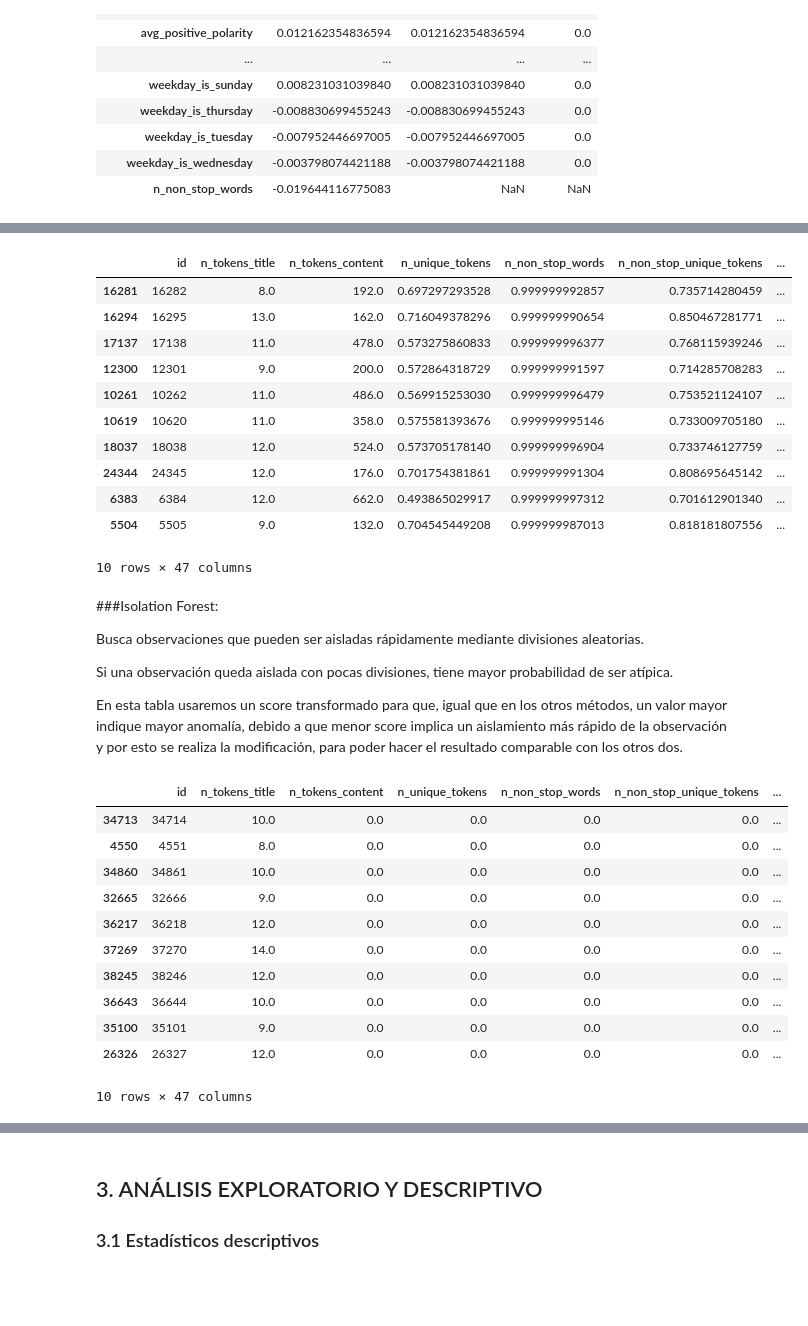
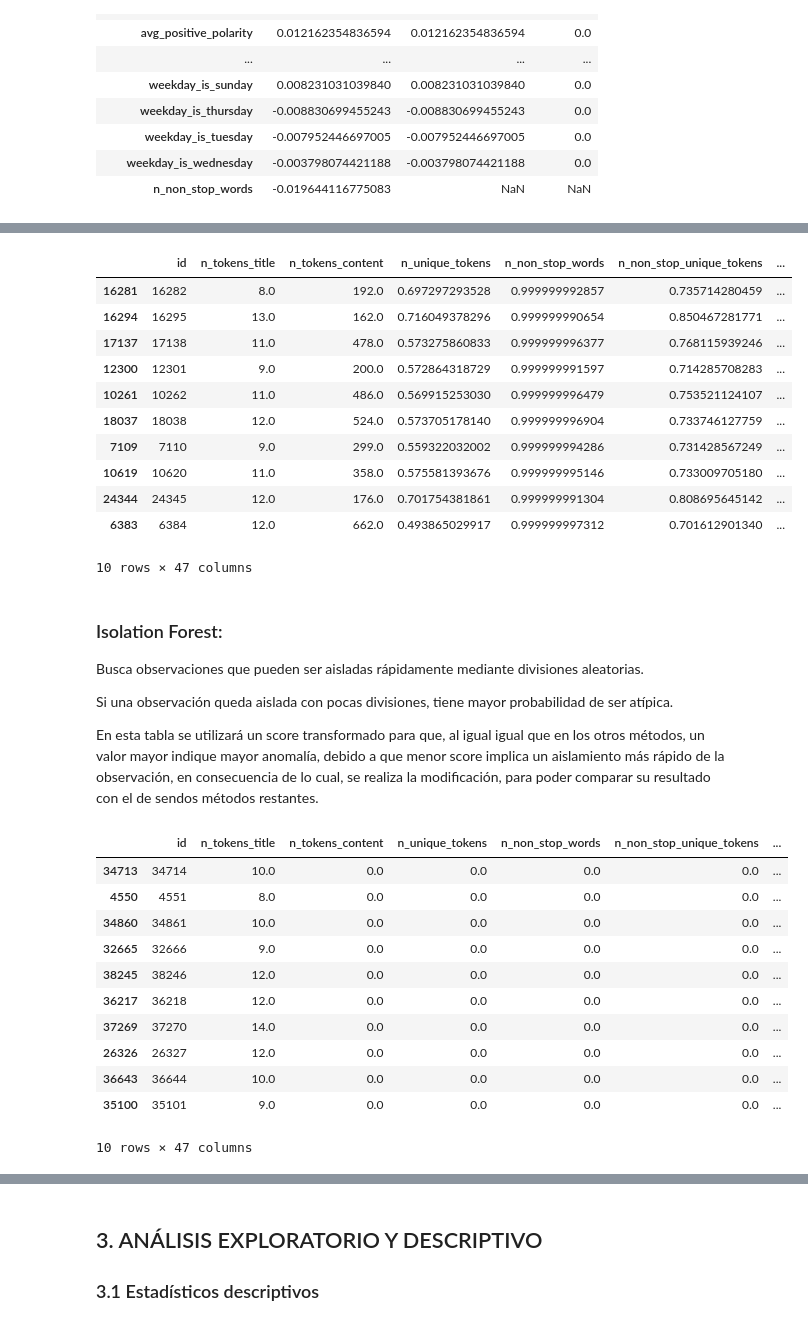
Before and after one commit to gleo1973/tp-metodos-predictivos-2c2026, a Jupyter notebook: Metodos_Predictivos_TP_2026_estructurado.ipynb, the cells around one changed output, grey strips where cells are left out. Drawn from its saved outputs; the diff is of its cells as text; code cells hidden in the pictures; blank space fills up the shorter version.

```diff
--- a/Metodos_Predictivos_TP_2026_estructurado.ipynb
+++ b/Metodos_Predictivos_TP_2026_estructurado.ipynb
@@ -938,20 +949,21 @@ Como las variables están expresadas en unidades diferentes, primero las estanda
 # %%
-#!pip install scikit-learn #instalación de librería sklearn. Ofrece múltiples herramientas de machine learning y modelado estadístico.
+#instalación de librería sklearn. Ofrece múltiples herramientas de machine learning y modelado estadístico.
+!pip install scikit-learn
 
 from sklearn.preprocessing import StandardScaler #importación para estandarización de variables.
-#Nótese que ahora sí es necesario estandarizar primero, porque LOF no considera escalas como lo hacía Mahalanobis.
+#Nótese que ahora sí es necesario estandarizar primero, pues LOF no considera escalas.
 from sklearn.neighbors import LocalOutlierFactor #importación para LOF.
 
 #Préstese atención a que también se están estandarizando variables de polaridad y sentimiento debido a que pueden variar en una escala que incluye números negativos.
 scaler = StandardScaler()
 X_scaled = scaler.fit_transform(df[cols_cuantitativas]) #Estandarización.
 
-# n_neighbors: cantidad de vecinos que se usa para definir el entorno local
-# contamination: proporción esperada de observaciones atípicas
-lof = LocalOutlierFactor(n_neighbors=1000, contamination=0.05) # ajustamos el modelo. Consideramos 1000 vecinos y nos ponemos más rigurosos con una contaminación de 0.05
+# n_neighbors: cantidad de vecinos que se utiliza para definir el entorno local
+# contamination: proporción esperada de observaciones atípicas, se modifica esta vez con el fin de aumentar la exigencia considerada al momento de discriminar qué observaciones se considerarán outliers.
+lof = LocalOutlierFactor(n_neighbors=5000, contamination=0.01) # Se ajusta el modelo, considerando 5000 vecinos e incrementando la exigencia aplicando una proporción esperada de observaciones atípicas de un 1%.
 pred_lof = lof.fit_predict(X_scaled)
 
-# sklearn entrega el score con signo negativo: lo cambiamos para que un valor mayor signifique una mayor anomalía
+# sklearn entrega el score con signo negativo: se modifica de tal forma que un valor mayor represente una mayor anomalía
 df['lof'] = -lof.negative_outlier_factor_
 df['atipico_lof'] = pred_lof == -1
 
@@ -961,29 +979,29 @@ df[['id'] + cols_cuantitativas + ['lof', 'atipico_lof']] \
 |  | id | n_tokens_title | n_tokens_content | n_unique_tokens | n_non_stop_words | n_non_stop_unique_tokens | ... |
 | 16281 | 16282 | 8.0 | 192.0 | 0.697297293528 | 0.999999992857 | 0.735714280459 | ... |
 | 16294 | 16295 | 13.0 | 162.0 | 0.716049378296 | 0.999999990654 | 0.850467281771 | ... |
 | 17137 | 17138 | 11.0 | 478.0 | 0.573275860833 | 0.999999996377 | 0.768115939246 | ... |
 | 12300 | 12301 | 9.0 | 200.0 | 0.572864318729 | 0.999999991597 | 0.714285708283 | ... |
 | 10261 | 10262 | 11.0 | 486.0 | 0.569915253030 | 0.999999996479 | 0.753521124107 | ... |
+| 18037 | 18038 | 12.0 | 524.0 | 0.573705178140 | 0.999999996904 | 0.733746127759 | ... |
+| 7109 | 7110 | 9.0 | 299.0 | 0.559322032002 | 0.999999994286 | 0.731428567249 | ... |
 | 10619 | 10620 | 11.0 | 358.0 | 0.575581393676 | 0.999999995146 | 0.733009705180 | ... |
-| 18037 | 18038 | 12.0 | 524.0 | 0.573705178140 | 0.999999996904 | 0.733746127759 | ... |
 | 24344 | 24345 | 12.0 | 176.0 | 0.701754381861 | 0.999999991304 | 0.808695645142 | ... |
 | 6383 | 6384 | 12.0 | 662.0 | 0.493865029917 | 0.999999997312 | 0.701612901340 | ... |
-| 5504 | 5505 | 9.0 | 132.0 | 0.704545449208 | 0.999999987013 | 0.818181807556 | ... |
-10 rows × 47 columns
+10 rows × 47 columns
 # %% [markdown]
-###Isolation Forest:
+### Isolation Forest:
 
 Busca observaciones que pueden ser aisladas rápidamente mediante divisiones aleatorias.
 
 Si una observación queda aislada con pocas divisiones, tiene mayor probabilidad de ser atípica.
 
-En esta tabla usaremos un score transformado para que, igual que en los otros métodos, un valor mayor indique mayor anomalía, debido a que menor score implica un aislamiento más rápido de la observación y por esto se realiza la modificación, para poder hacer el resultado comparable con los otros dos.
+En esta tabla se utilizará un score transformado para que, al igual igual que en los otros métodos, un valor mayor indique mayor anomalía, debido a que menor score implica un aislamiento más rápido de la observación, en consecuencia de lo cual, se realiza la modificación, para poder comparar su resultado con el de sendos métodos restantes.
 # %%
 from sklearn.ensemble import IsolationForest
 
 # n_estimators: cantidad de árboles del bosque
 # contamination: proporción esperada de observaciones atípicas
-iso = IsolationForest(n_estimators=200, contamination=0.05, random_state=42)
+iso = IsolationForest(n_estimators=200, contamination=0.01, random_state=42)
 iso.fit(X_scaled)
 
 # decision_function: valores más bajos indican mayor anomalía
@@ -998,11 +1016,11 @@ df[['id'] + cols_cuantitativas + ['isolation_forest', 'atipico_if']] \
 | 4550 | 4551 | 8.0 | 0.0 | 0.0 | 0.0 | 0.0 | ... |
 | 34860 | 34861 | 10.0 | 0.0 | 0.0 | 0.0 | 0.0 | ... |
 | 32665 | 32666 | 9.0 | 0.0 | 0.0 | 0.0 | 0.0 | ... |
+| 38245 | 38246 | 12.0 | 0.0 | 0.0 | 0.0 | 0.0 | ... |
 | 36217 | 36218 | 12.0 | 0.0 | 0.0 | 0.0 | 0.0 | ... |
 | 37269 | 37270 | 14.0 | 0.0 | 0.0 | 0.0 | 0.0 | ... |
-| 38245 | 38246 | 12.0 | 0.0 | 0.0 | 0.0 | 0.0 | ... |
+| 26326 | 26327 | 12.0 | 0.0 | 0.0 | 0.0 | 0.0 | ... |
 | 36643 | 36644 | 10.0 | 0.0 | 0.0 | 0.0 | 0.0 | ... |
 | 35100 | 35101 | 9.0 | 0.0 | 0.0 | 0.0 | 0.0 | ... |
-| 26326 | 26327 | 12.0 | 0.0 | 0.0 | 0.0 | 0.0 | ... |
 10 rows × 47 columns
 # %%
```
Also changed, not shown: parts of 57 cells of this notebook.
